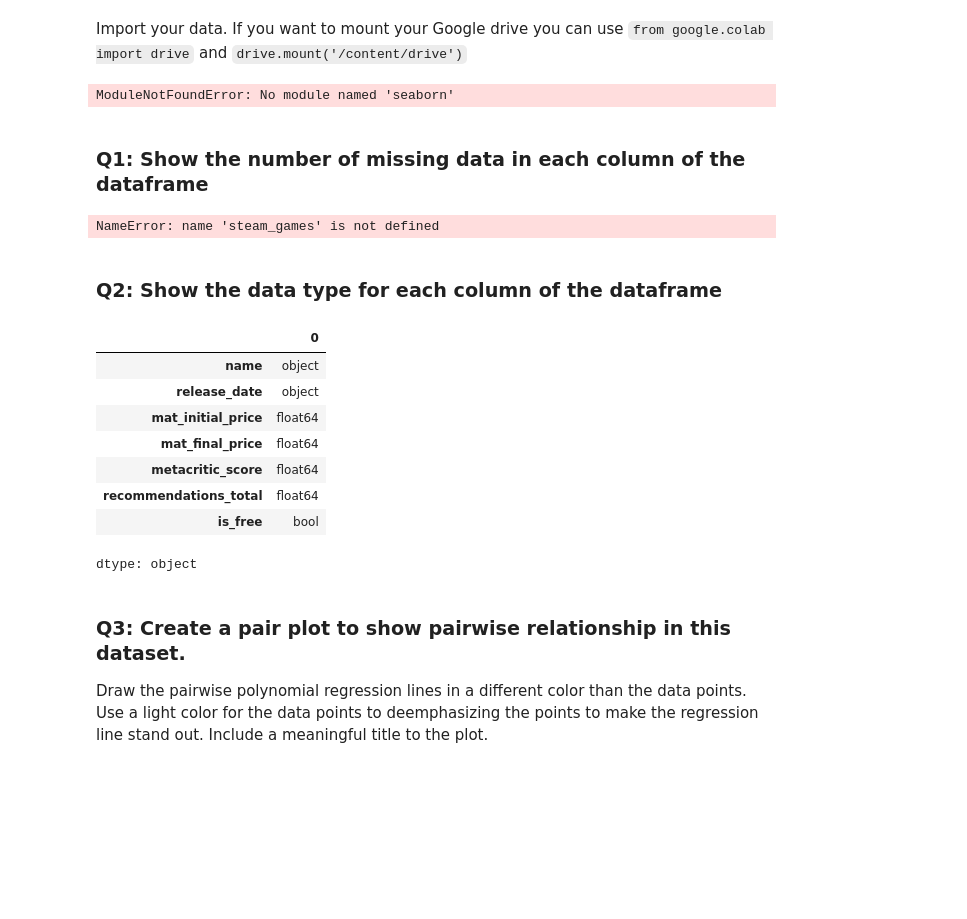
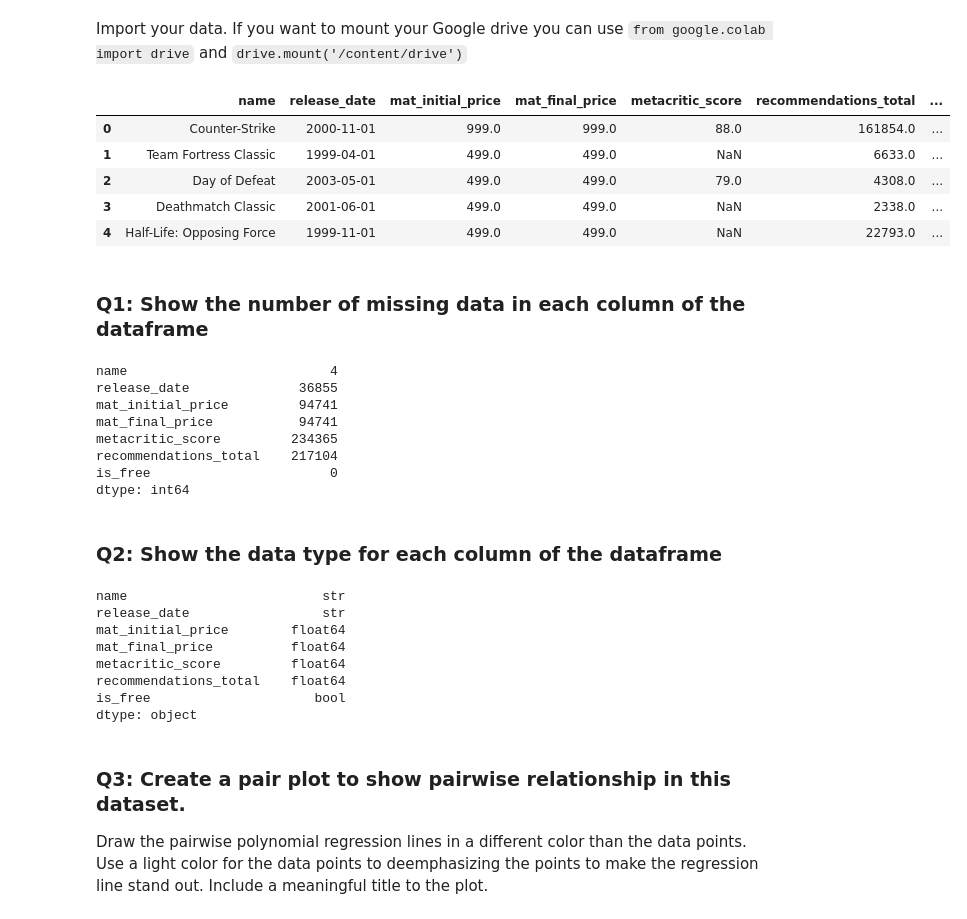
Before and after one commit to CS133-DataVisualization/term-project-group-15, a Jupyter notebook: Project Assignments/CS133_F25_P1_relplot_scatter.ipynb, the cells around one changed output. Drawn from its saved outputs; the diff is of its cells as text; code cells hidden in the pictures; blank space fills up the shorter version.

Commit message:
fixed visual errors

```diff
--- a/Project Assignments/CS133_F25_P1_relplot_scatter.ipynb
+++ b/Project Assignments/CS133_F25_P1_relplot_scatter.ipynb
@@ -12,38 +12,49 @@ Import your data. If you want to mount your Google drive you can use `from googl
 # %%
 ### Import libraries
 import pandas as pd
 import seaborn as sns
 import matplotlib.pyplot as plt
 %matplotlib inline
 
 ### Import data
-steam_games = pd.read_csv("/steam_games_small.csv")
+steam_games = pd.read_csv("steam_games_small.csv")
 
 ## Check the head of the data
 steam_games.head()
 # %% [output]
-ModuleNotFoundError: No module named 'seaborn'
+|  | name | release_date | mat_initial_price | mat_final_price | metacritic_score | recommendations_total | ... |
+| 0 | Counter-Strike | 2000-11-01 | 999.0 | 999.0 | 88.0 | 161854.0 | ... |
+| 1 | Team Fortress Classic | 1999-04-01 | 499.0 | 499.0 | NaN | 6633.0 | ... |
+| 2 | Day of Defeat | 2003-05-01 | 499.0 | 499.0 | 79.0 | 4308.0 | ... |
+| 3 | Deathmatch Classic | 2001-06-01 | 499.0 | 499.0 | NaN | 2338.0 | ... |
+| 4 | Half-Life: Opposing Force | 1999-11-01 | 499.0 | 499.0 | NaN | 22793.0 | ... |
 # %% [markdown]
 ### Q1: Show the number of missing data in each column of the dataframe
 # %%
 ### Show the number of missing data in each column of the df
 steam_games.isna().sum()
 # %% [output]
-NameError: name 'steam_games' is not defined
+name                          4
+release_date              36855
+mat_initial_price         94741
+mat_final_price           94741
+metacritic_score         234365
+recommendations_total    217104
+is_free                       0
+dtype: int64
 # %% [markdown]
 ### Q2: Show the data type for each column of the dataframe
 # %%
 ### Show the data type for each column of the df
 steam_games.dtypes
 # %% [output]
-|  | 0 |
-| name | object |
-| release_date | object |
-| mat_initial_price | float64 |
-| mat_final_price | float64 |
-| metacritic_score | float64 |
-| recommendations_total | float64 |
-| is_free | bool |
+name                         str
+release_date                 str
+mat_initial_price        float64
+mat_final_price          float64
+metacritic_score         float64
+recommendations_total    float64
+is_free                     bool
 dtype: object
 # %% [markdown]
 ### Q3: Create a pair plot to show pairwise relationship in this dataset.
```
Also changed, not shown: parts of 1 cell of this notebook.
